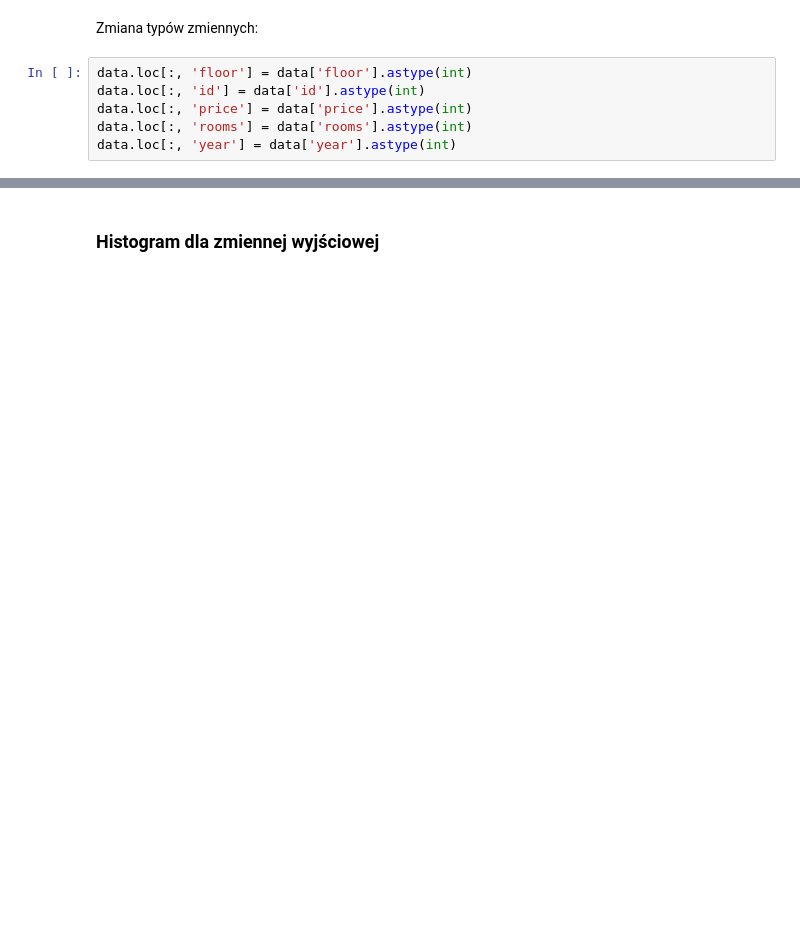
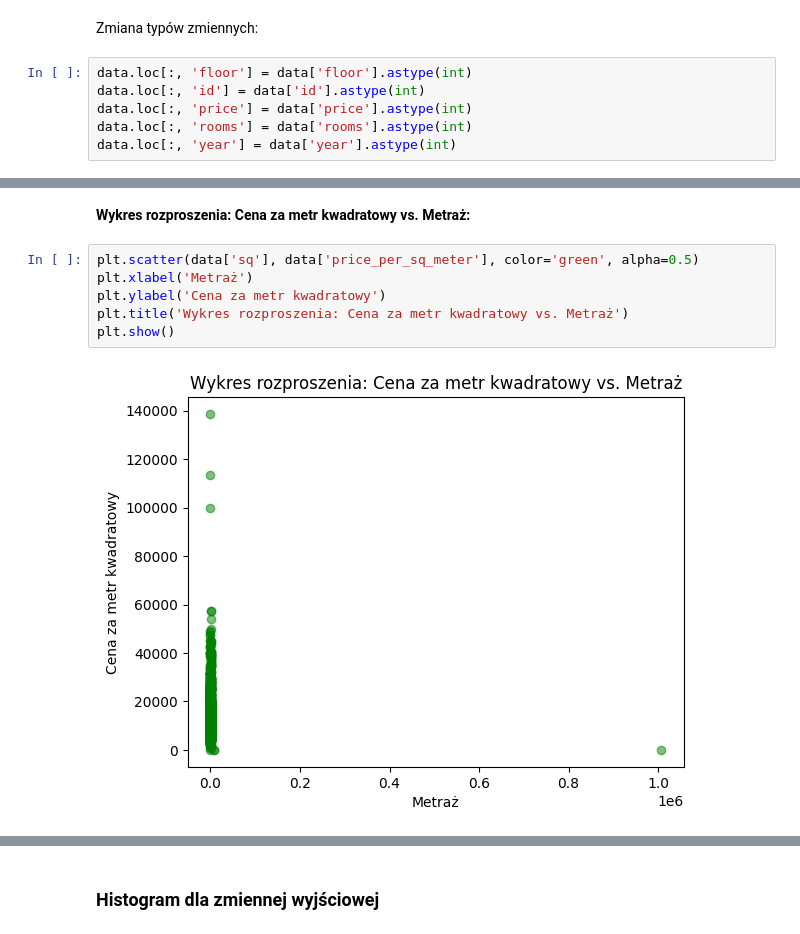
Before and after one commit to karoldziadkowiec/House-Price-Predictor-AI, a Jupyter notebook: House_Price_Predictor_AI.ipynb, the cells around one changed output, grey strips where cells are left out. Cells and saved outputs as stored; diff of their text form; blank space fills up the shorter version.

```diff
--- a/House_Price_Predictor_AI.ipynb
+++ b/House_Price_Predictor_AI.ipynb
@@ -186,0 +227,10 @@ data.describe()
+# %% [markdown]
+**Wykres rozproszenia: Cena za metr kwadratowy vs. Metraż:**
+# %%
+plt.scatter(data['sq'], data['price_per_sq_meter'], color='green', alpha=0.5)
+plt.xlabel('Metraż')
+plt.ylabel('Cena za metr kwadratowy')
+plt.title('Wykres rozproszenia: Cena za metr kwadratowy vs. Metraż')
+plt.show()
+# %% [output]
+[figure, added]
```
Also changed, not shown: parts of 90 cells of this notebook.
